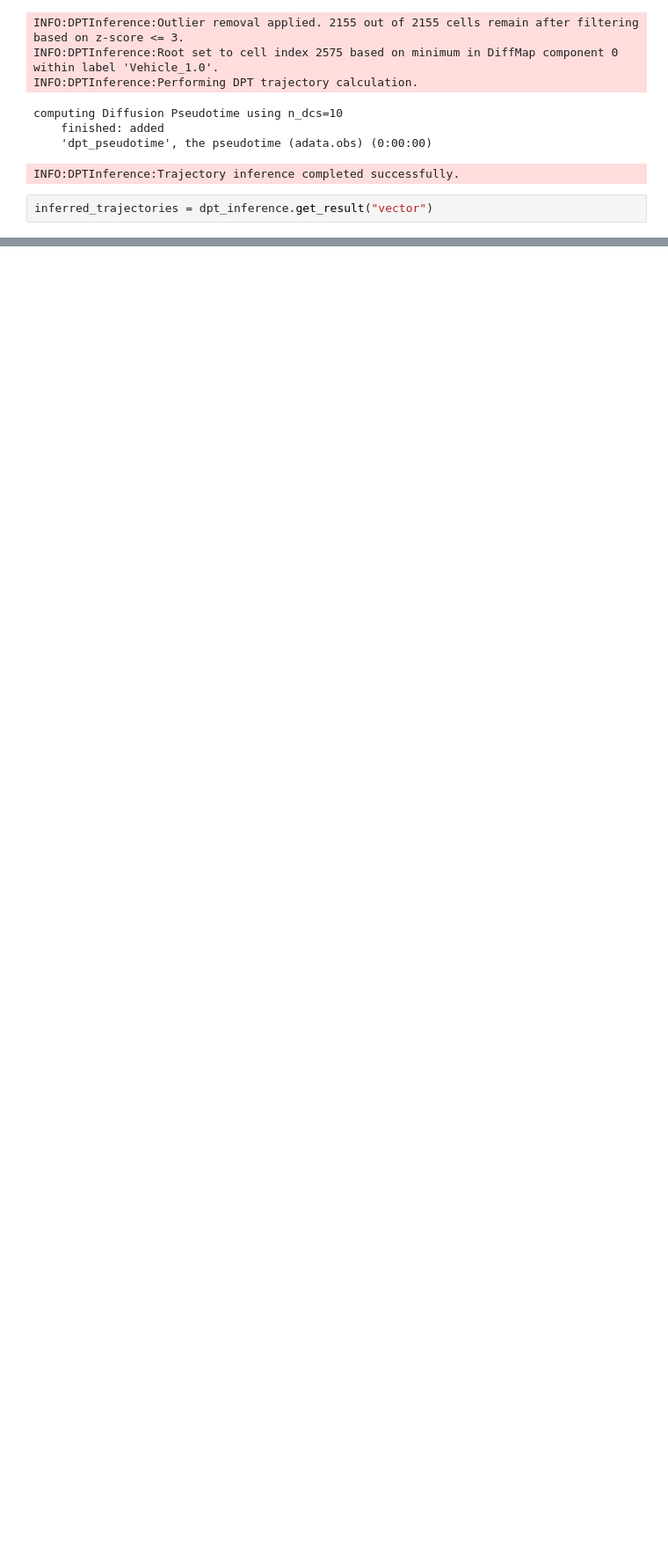
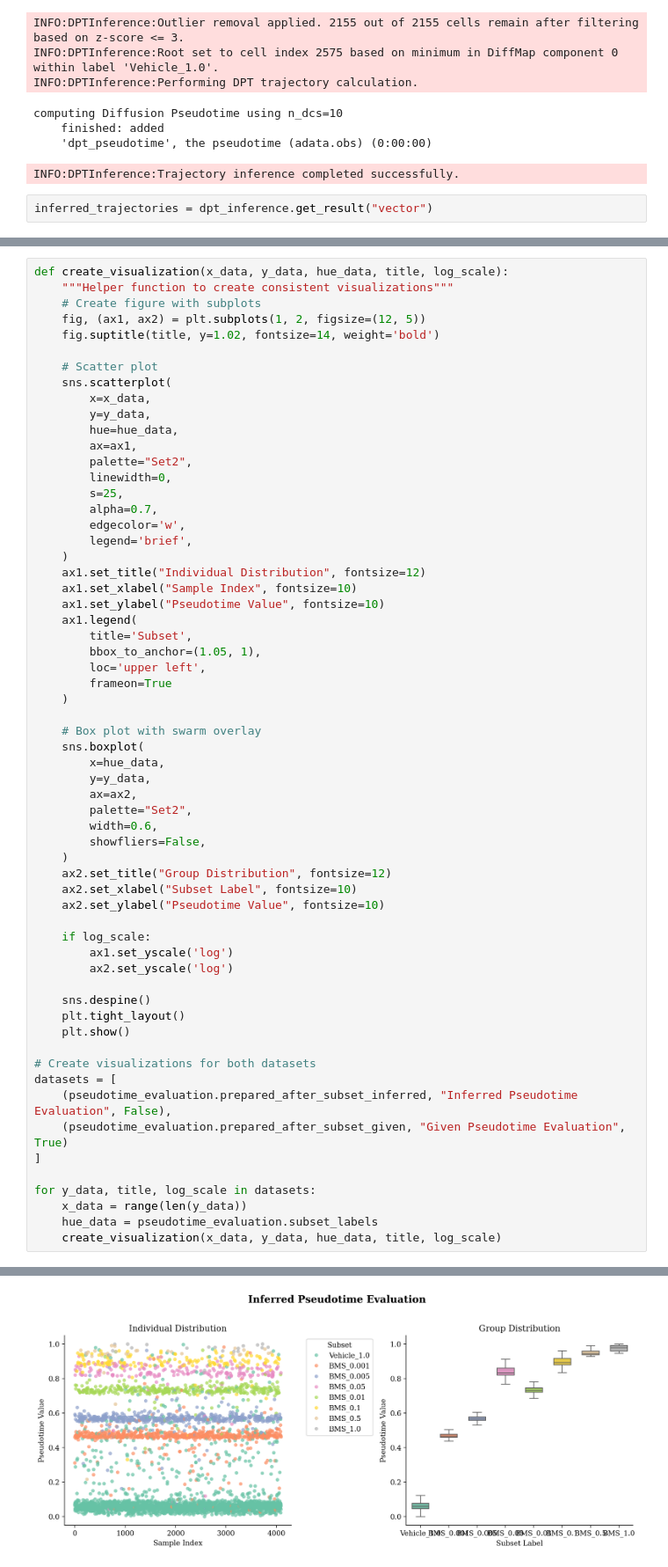
Before and after one commit to theislab/sctram, a Jupyter notebook: reproducibility/modules/module_evaluate/example_operations_pseudotimevalues.ipynb, the cells around one changed output, grey strips where cells are left out. Shown at 88% size. Cells and saved outputs as stored; diff of their text form; blank space fills up the shorter version.

```diff
--- a/reproducibility/modules/module_evaluate/example_operations_pseudotimevalues.ipynb
+++ b/reproducibility/modules/module_evaluate/example_operations_pseudotimevalues.ipynb
@@ -238,0 +225,62 @@ plt.show()
+# %%
+def create_visualization(x_data, y_data, hue_data, title, log_scale):
+    """Helper function to create consistent visualizations"""
+    # Create figure with subplots
+    fig, (ax1, ax2) = plt.subplots(1, 2, figsize=(12, 5))
+    fig.suptitle(title, y=1.02, fontsize=14, weight='bold')
+
+    # Scatter plot
+    sns.scatterplot(
+        x=x_data,
+        y=y_data,
+        hue=hue_data,
+        ax=ax1,
+        palette="Set2",
+        linewidth=0,
+        s=25,
+        alpha=0.7,
+        edgecolor='w',
+        legend='brief',
+    )
+    ax1.set_title("Individual Distribution", fontsize=12)
+    ax1.set_xlabel("Sample Index", fontsize=10)
+    ax1.set_ylabel("Pseudotime Value", fontsize=10)
+    ax1.legend(
+        title='Subset',
+        bbox_to_anchor=(1.05, 1),
+        loc='upper left',
+        frameon=True
+    )
+
+    # Box plot with swarm overlay
+    sns.boxplot(
+        x=hue_data,
+        y=y_data,
+        ax=ax2,
+        palette="Set2",
+        width=0.6,
+        showfliers=False,
+    )
+    ax2.set_title("Group Distribution", fontsize=12)
+    ax2.set_xlabel("Subset Label", fontsize=10)
+    ax2.set_ylabel("Pseudotime Value", fontsize=10)
+
+    if log_scale:
+        ax1.set_yscale('log')
+        ax2.set_yscale('log')
+
+    sns.despine()
+    plt.tight_layout()
+    plt.show()
+
+# Create visualizations for both datasets
+datasets = [
+    (pseudotime_evaluation.prepared_after_subset_inferred, "Inferred Pseudotime Evaluation", False),
+    (pseudotime_evaluation.prepared_after_subset_given, "Given Pseudotime Evaluation", True)
+]
+
+for y_data, title, log_scale in datasets:
+    x_data = range(len(y_data))
+    hue_data = pseudotime_evaluation.subset_labels
+    create_visualization(x_data, y_data, hue_data, title, log_scale)
+# %% [output]
@@ -238,0 +290 @@ plt.show()
+[figure, added]
```
Also changed, not shown: parts of 9 cells of this notebook, 14 other files.
